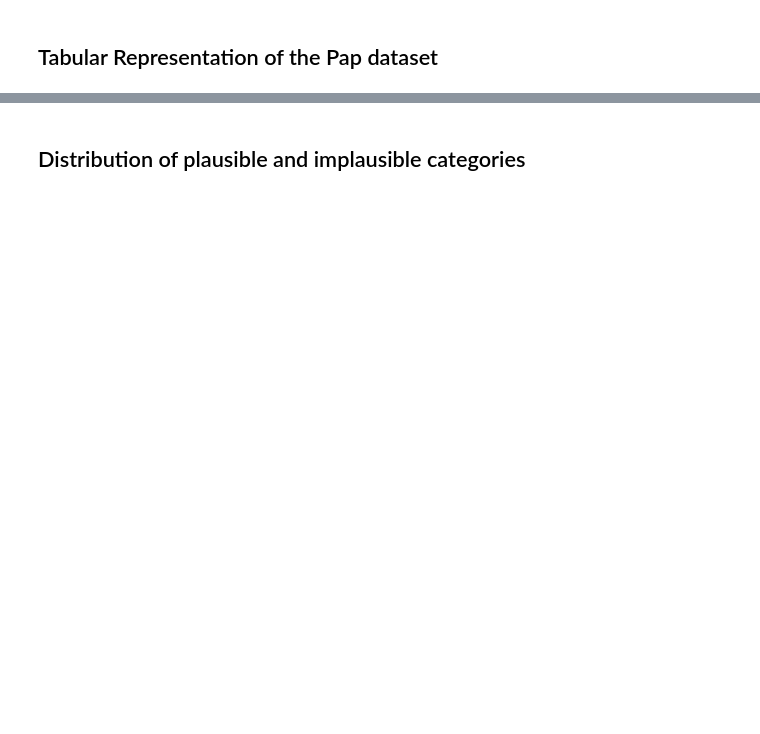
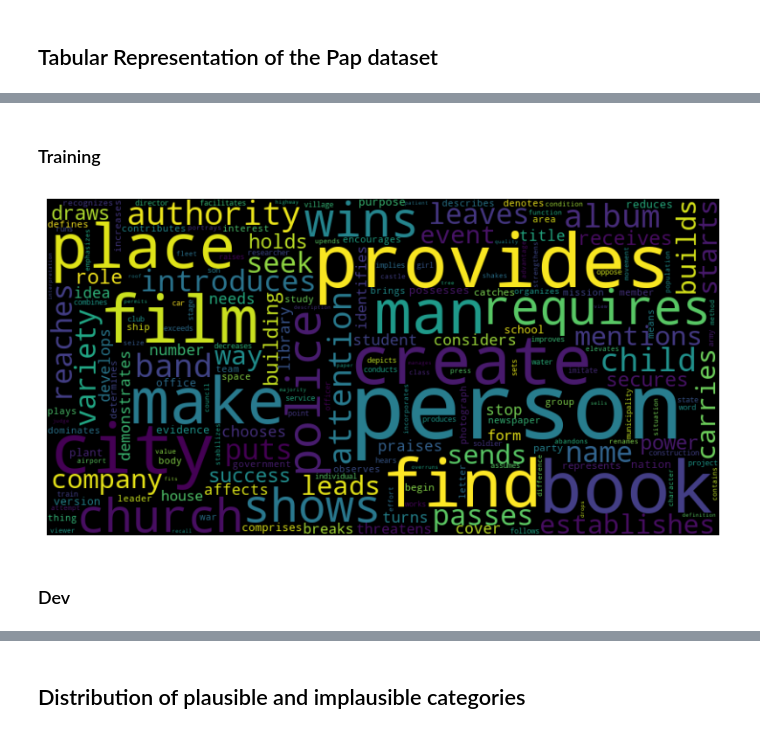
Before and after one commit to asarthaks/plausibility_classification, a Jupyter notebook: analysis/ExploratoryDataAnalysis - PEP.ipynb, the cells around one changed output, grey strips where cells are left out. Drawn from its saved outputs; the diff is of its cells as text; code cells hidden in the pictures; blank space fills up the shorter version.

```diff
--- a/analysis/ExploratoryDataAnalysis - PEP.ipynb
+++ b/analysis/ExploratoryDataAnalysis - PEP.ipynb
@@ -46,0 +75,16 @@ plt.show()
+# %% [markdown]
+### Training
+# %%
+text_data = '\n'.join(train_df['text']) # using \n character as the delimiter btw texts in each row.
+# Create the WordCloud object
+wordcloud = WordCloud(width=800, height=400, random_state=21, max_font_size=110).generate(text_data)
+
+# Display the WordCloud using matplotlib
+plt.figure(figsize=(10, 5))
+plt.imshow(wordcloud, interpolation="bilinear")
+plt.axis('off')
+plt.show()
+# %% [output]
+[figure, added]
+# %% [markdown]
+### Dev
```
Also changed, not shown: parts of 21 cells of this notebook, 18 other files.
